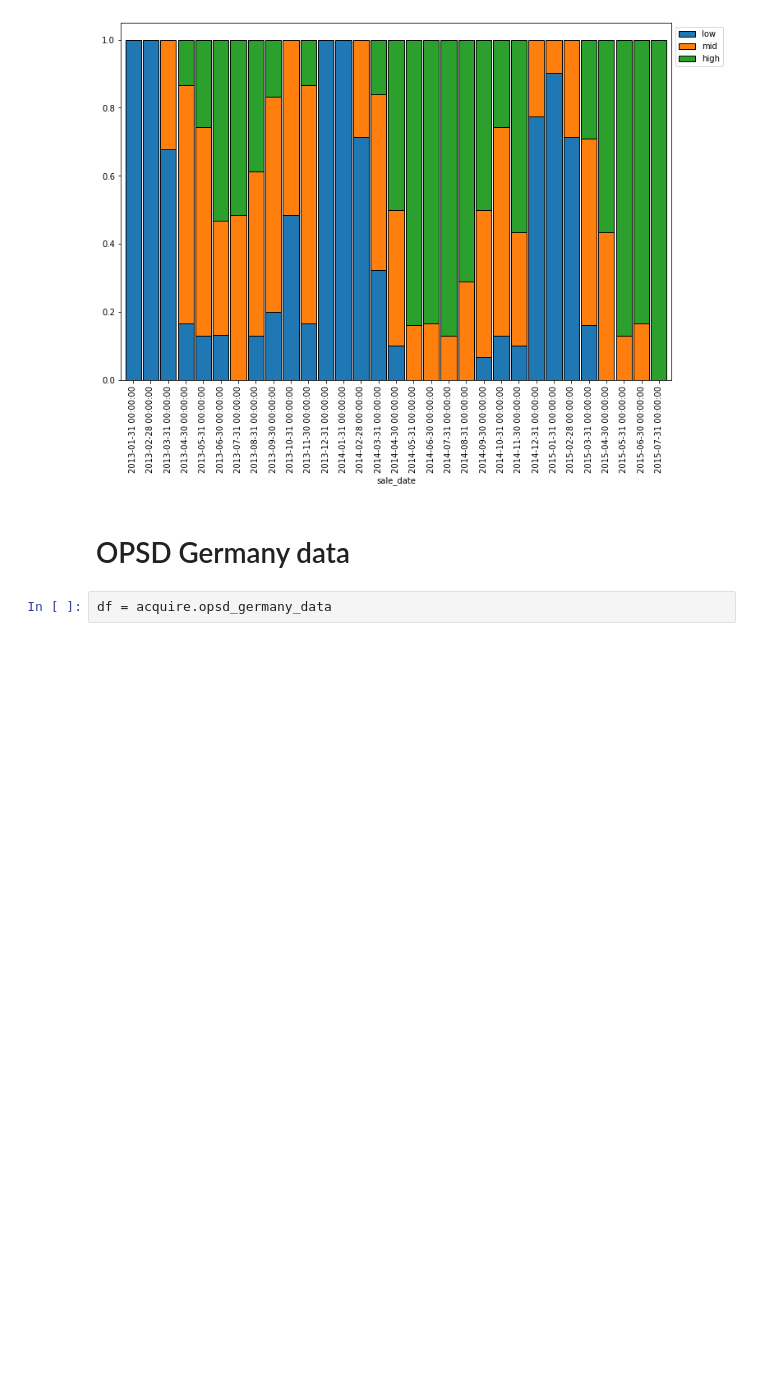
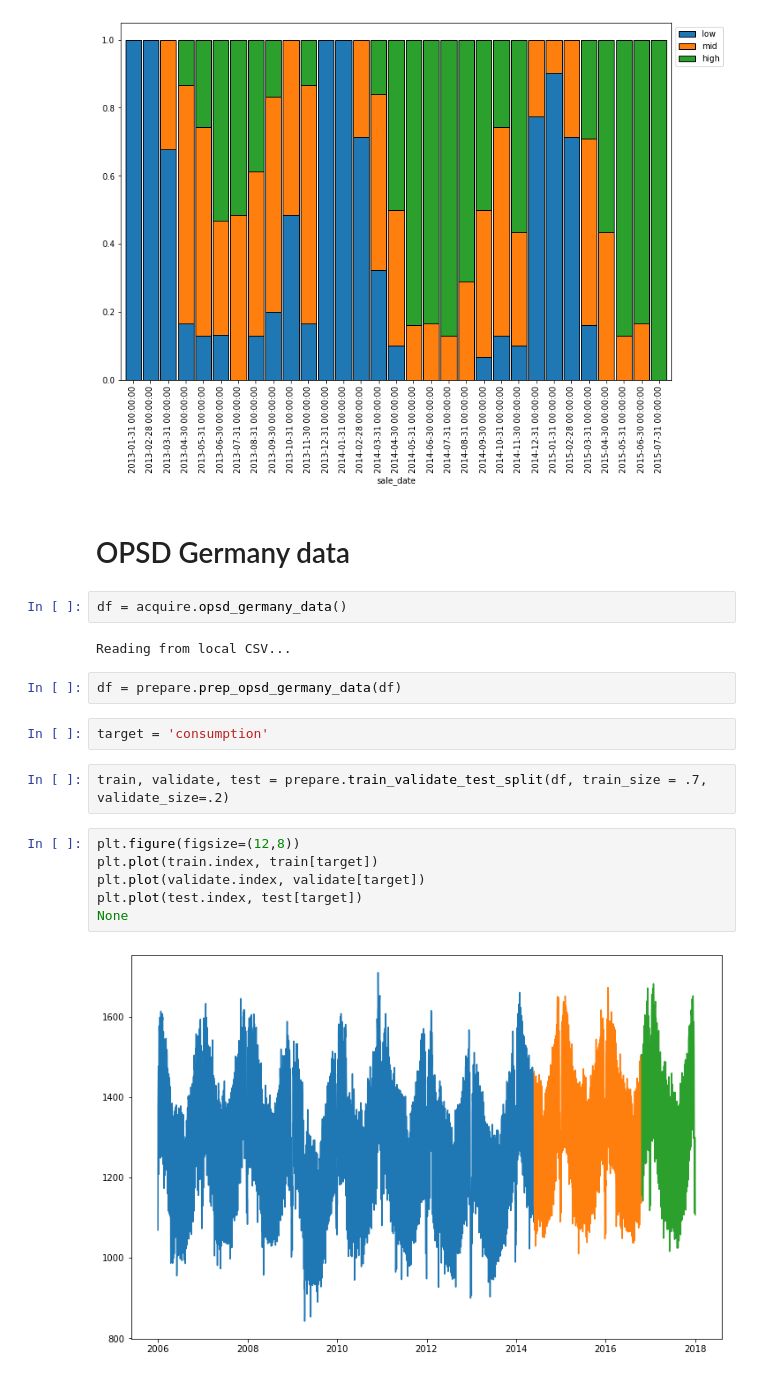
Before and after one commit to bensmith07/time-series-exercises, a Jupyter notebook: explore_notebook.ipynb, the cells around one changed output. Saved outputs shown, nothing was run; the diff lists cells and outputs as text; blank space fills up the shorter version.

```diff
--- a/explore_notebook.ipynb
+++ b/explore_notebook.ipynb
@@ -247,4 +245,20 @@ None
 # %% [markdown]
 # OPSD Germany data
 # %%
-df = acquire.opsd_germany_data
+df = acquire.opsd_germany_data()
+# %% [output]
+Reading from local CSV...
+# %%
+df = prepare.prep_opsd_germany_data(df)
+# %%
+target = 'consumption'
+# %%
+train, validate, test = prepare.train_validate_test_split(df, train_size = .7, validate_size=.2)
+# %%
+plt.figure(figsize=(12,8))
+plt.plot(train.index, train[target])
+plt.plot(validate.index, validate[target])
+plt.plot(test.index, test[target])
+None
+# %% [output]
+[figure, added]
```
Also changed, not shown: parts of 28 cells of this notebook.
